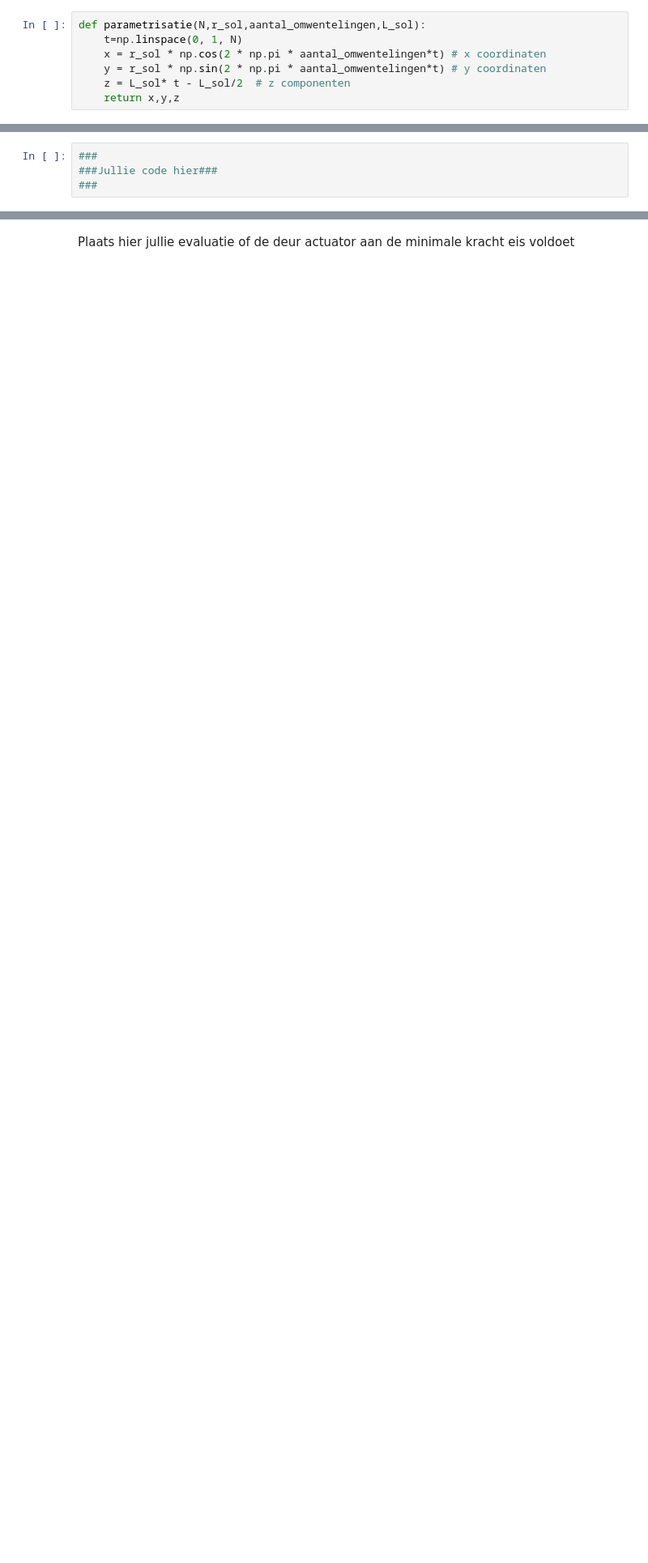
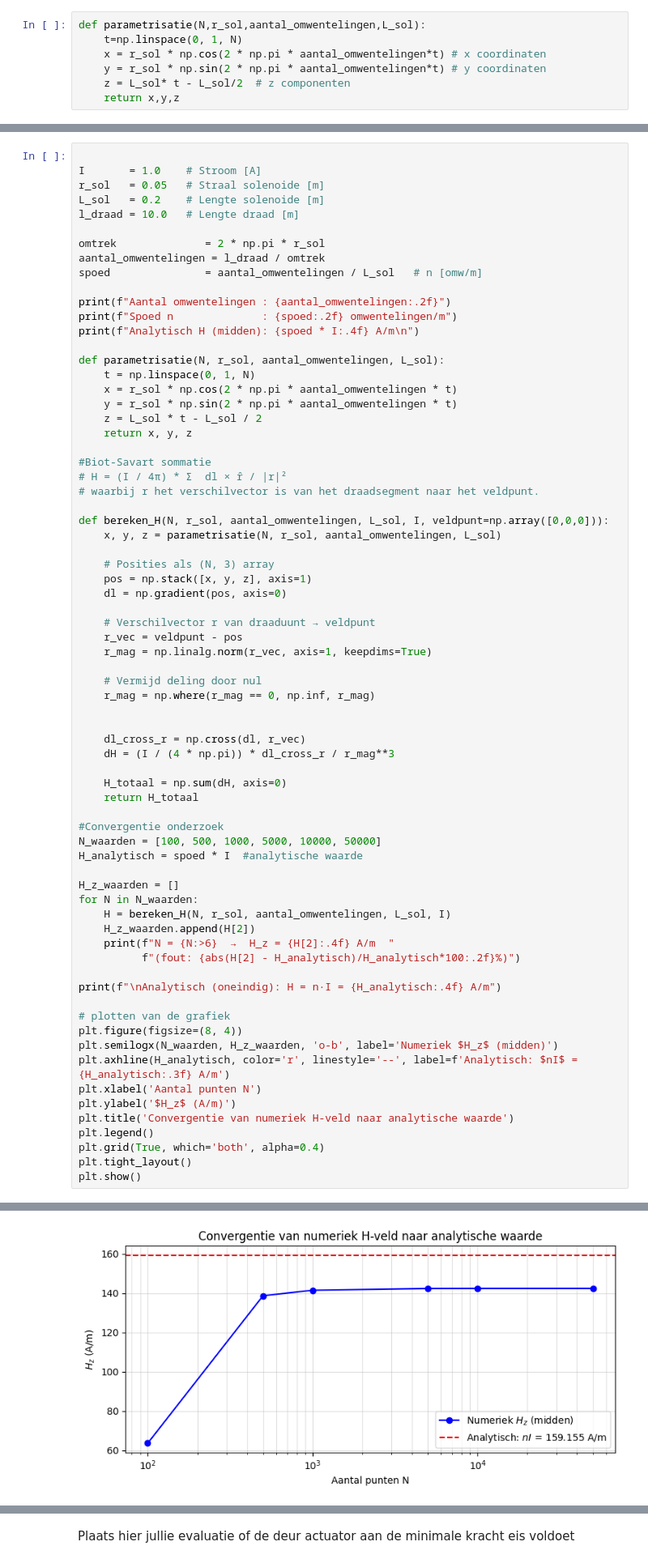
Before and after one commit to wobsen/opdrachten-DEF-D, a Jupyter notebook: DigitaleOntwerpopdrachten/2KrachtactuatorOpdracht/KrachtactuatorOpdracht.ipynb, the cells around one changed output, grey strips where cells are left out. Shown at 81% size. Cells and saved outputs as stored; diff of their text form; blank space fills up the shorter version.

```diff
--- a/DigitaleOntwerpopdrachten/2KrachtactuatorOpdracht/KrachtactuatorOpdracht.ipynb
+++ b/DigitaleOntwerpopdrachten/2KrachtactuatorOpdracht/KrachtactuatorOpdracht.ipynb
@@ -523,6 +557,74 @@ Bereken het veld in het midden van de solenoide en vergelijk het met het analyti
 * Denk na over wat dl betekent en hoe jullie deze zou berekenen.
 * Bereken met de functie die jullie eerder geschreven hebben de contributies aan het $H$-veld en sommeer deze.
 # %%
-###
-###Jullie code hier###
-###
+
+I       = 1.0    # Stroom [A]
+r_sol   = 0.05   # Straal solenoide [m]
+L_sol   = 0.2    # Lengte solenoide [m]
+l_draad = 10.0   # Lengte draad [m]
+
+omtrek              = 2 * np.pi * r_sol
+aantal_omwentelingen = l_draad / omtrek
+spoed               = aantal_omwentelingen / L_sol   # n [omw/m]
+
+print(f"Aantal omwentelingen : {aantal_omwentelingen:.2f}")
+print(f"Spoed n              : {spoed:.2f} omwentelingen/m")
+print(f"Analytisch H (midden): {spoed * I:.4f} A/m\n")
+
+def parametrisatie(N, r_sol, aantal_omwentelingen, L_sol):
+    t = np.linspace(0, 1, N)
+    x = r_sol * np.cos(2 * np.pi * aantal_omwentelingen * t)
+    y = r_sol * np.sin(2 * np.pi * aantal_omwentelingen * t)
+    z = L_sol * t - L_sol / 2
+    return x, y, z
+
+#Biot-Savart sommatie
+# H = (I / 4π) * Σ  dl × r̂ / |r|²
+# waarbij r het verschilvector is van het draadsegment naar het veldpunt.
+
+def bereken_H(N, r_sol, aantal_omwentelingen, L_sol, I, veldpunt=np.array([0,0,0])):
+    x, y, z = parametrisatie(N, r_sol, aantal_omwentelingen, L_sol)
+
+    # Posities als (N, 3) array
+    pos = np.stack([x, y, z], axis=1)
+    dl = np.gradient(pos, axis=0)
+
+    # Verschilvector r van draaduunt → veldpunt
+    r_vec = veldpunt - pos
+    r_mag = np.linalg.norm(r_vec, axis=1, keepdims=True)
+
+    # Vermijd deling door nul
+    r_mag = np.where(r_mag == 0, np.inf, r_mag)
+
+
+    dl_cross_r = np.cross(dl, r_vec)
+    dH = (I / (4 * np.pi)) * dl_cross_r / r_mag**3
+
+    H_totaal = np.sum(dH, axis=0)
+    return H_totaal
+
+#Convergentie onderzoek
+N_waarden = [100, 500, 1000, 5000, 10000, 50000]
+H_analytisch = spoed * I  #analytische waarde
+
+H_z_waarden = []
+for N in N_waarden:
+    H = bereken_H(N, r_sol, aantal_omwentelingen, L_sol, I)
+    H_z_waarden.append(H[2])
+    print(f"N = {N:>6}  →  H_z = {H[2]:.4f} A/m  "
+          f"(fout: {abs(H[2] - H_analytisch)/H_analytisch*100:.2f}%)")
+
+print(f"\nAnalytisch (oneindig): H = n·I = {H_analytisch:.4f} A/m")
+
+# plotten van de grafiek
+plt.figure(figsize=(8, 4))
+plt.semilogx(N_waarden, H_z_waarden, 'o-b', label='Numeriek $H_z$ (midden)')
+plt.axhline(H_analytisch, color='r', linestyle='--', label=f'Analytisch: $nI$ = {H_analytisch:.3f} A/m')
+plt.xlabel('Aantal punten N')
+plt.ylabel('$H_z$ (A/m)')
+plt.title('Convergentie van numeriek H-veld naar analytische waarde')
+plt.legend()
+plt.grid(True, which='both', alpha=0.4)
+plt.tight_layout()
+plt.show()
+# %% [output]
@@ -529,3 +643,4 @@ Bereken het veld in het midden van de solenoide en vergelijk het met het analyti
+[figure, added]
 # %% [markdown]
 ### Deel 6: Bereken krachtrespons van een kracht actuator
 Omdat onze solenoide niet oneindig lang is zal het veld in de solenoide niet uniform zijn en ook niet op alle plaatsen exact langs de as gericht zijn.
```
Also changed, not shown: parts of 5 cells of this notebook.
